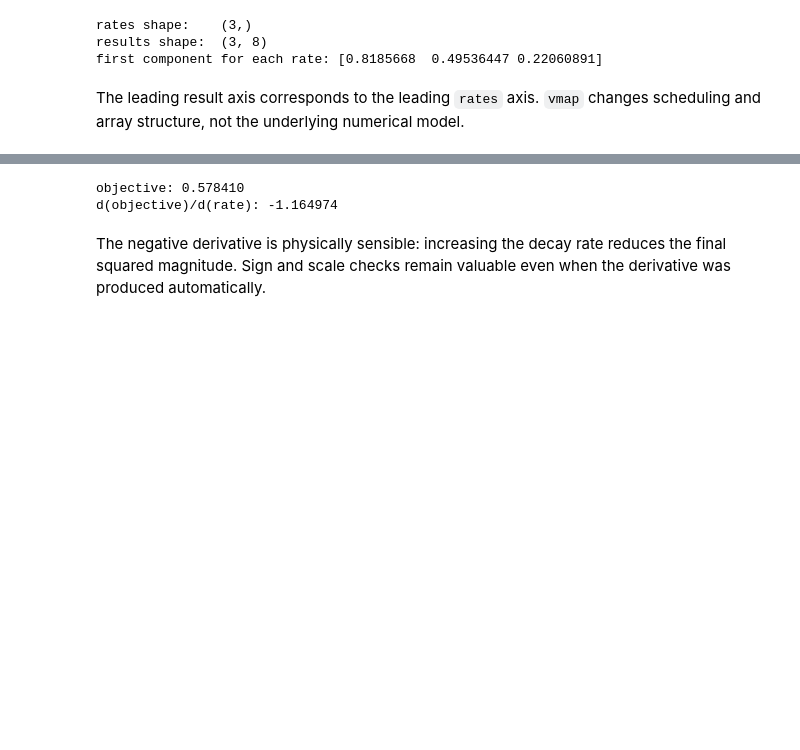
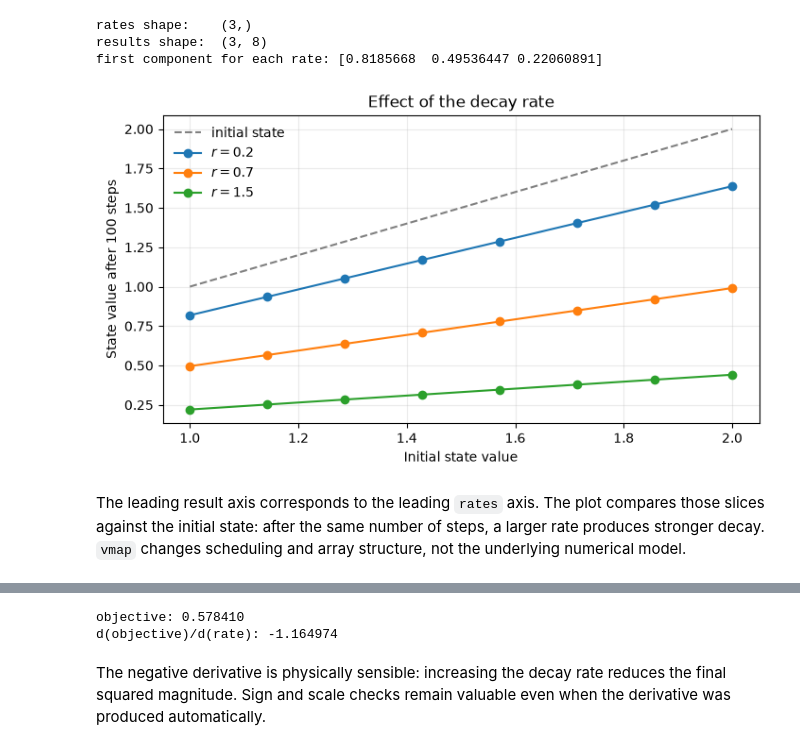
Before and after one commit to gjbex/Python-on-GPUs, a Jupyter notebook: source-code/jax/jax_features.ipynb, the cells around one changed output, grey strips where cells are left out. Cells and saved outputs as stored; diff of their text form; code cells hidden in the pictures; blank space fills up the shorter version.

```diff
--- a/source-code/jax/jax_features.ipynb
+++ b/source-code/jax/jax_features.ipynb
@@ -250,8 +368,38 @@ print("first component for each rate:", ensemble_final_states[:, 0])
 rates shape:    (3,)
 results shape:  (3, 8)
 first component for each rate: [0.8185668  0.49536447 0.22060891]
+# %%
+rates_on_host = np.asarray(rates)
+initial_state_on_host = np.asarray(initial_state)
+final_states_on_host = np.asarray(ensemble_final_states)
+
+fig, ax = plt.subplots(figsize=(7, 4), constrained_layout=True)
+ax.plot(
+    initial_state_on_host,
+    initial_state_on_host,
+    linestyle="--",
+    color="0.5",
+    label="initial state",
+)
+for one_rate, final_values in zip(rates_on_host, final_states_on_host):
+    ax.plot(
+        initial_state_on_host,
+        final_values,
+        marker="o",
+        label=f"$r = {one_rate:g}$",
+    )
+ax.set(
+    xlabel="Initial state value",
+    ylabel=f"State value after {n_steps} steps",
+    title="Effect of the decay rate",
+)
+ax.grid(alpha=0.25)
+ax.legend(frameon=False)
+plt.show()
+# %% [output]
+[figure, added]
 # %% [markdown]
-The leading result axis corresponds to the leading `rates` axis. `vmap` changes scheduling and array structure, not the underlying numerical model.
+The leading result axis corresponds to the leading `rates` axis. The plot compares those slices against the initial state: after the same number of steps, a larger rate produces stronger decay. `vmap` changes scheduling and array structure, not the underlying numerical model.
 # %% [markdown]
 ## 8. Automatic differentiation
 
```
Also changed, not shown: parts of 23 cells of this notebook, 1 other file.
